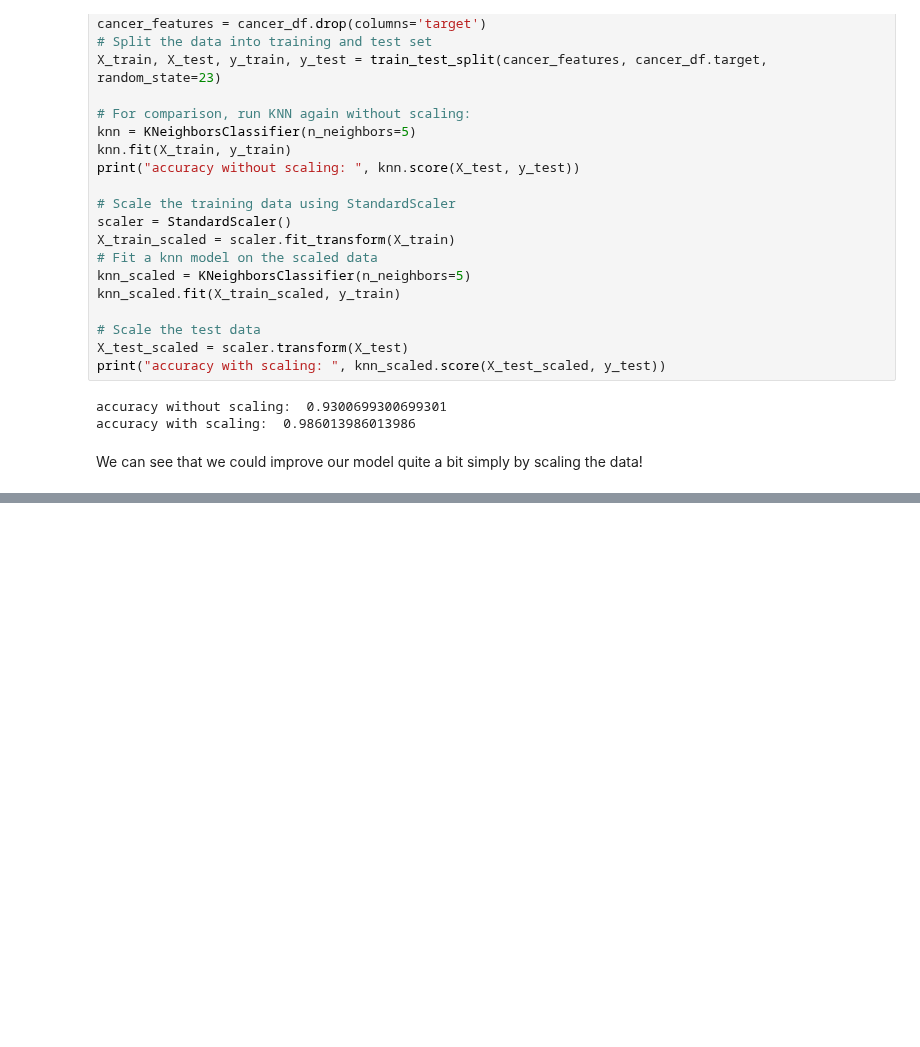
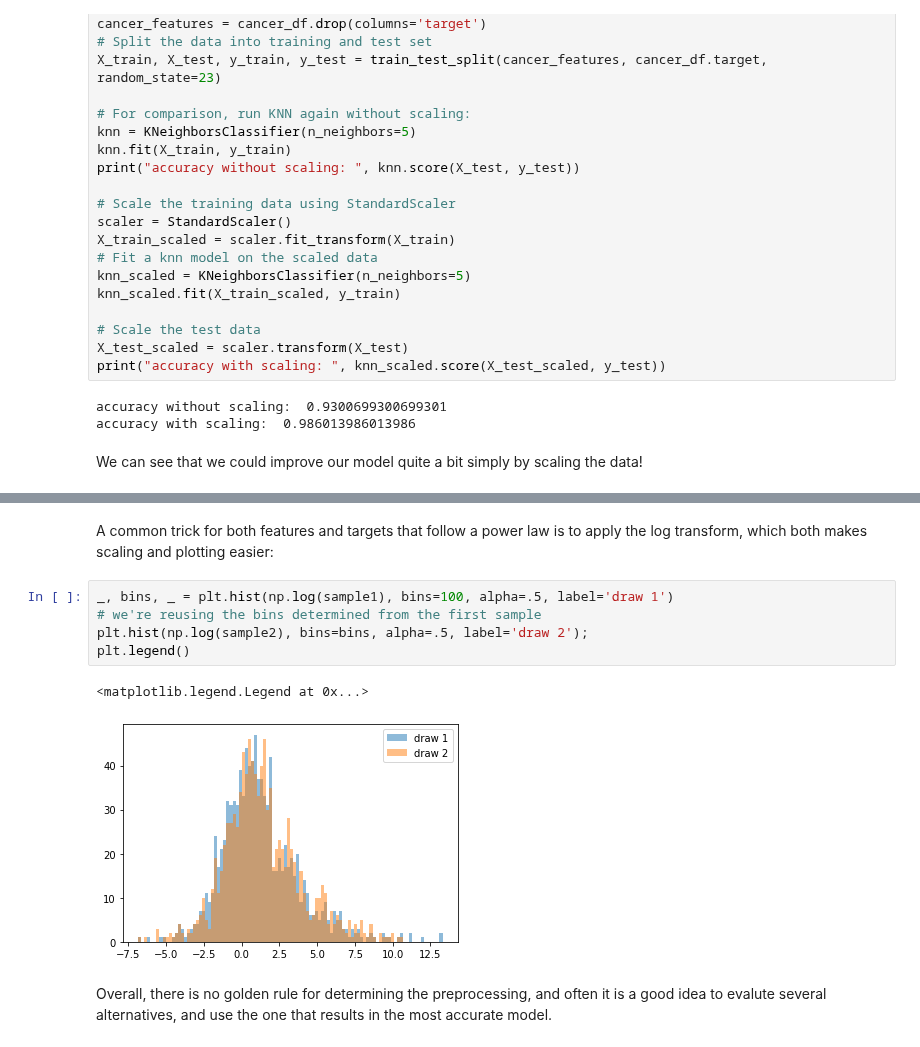
Before and after one commit to amueller/aml, a Jupyter notebook: 01-ml-workflow/03-preprocessing.ipynb, the cells around one changed output, grey strips where cells are left out. Drawn from its saved outputs; the diff is of its cells as text; blank space fills up the shorter version.

```diff
--- a/01-ml-workflow/03-preprocessing.ipynb
+++ b/01-ml-workflow/03-preprocessing.ipynb
@@ -260,0 +363,12 @@ We can see that we could improve our model quite a bit simply by scaling the dat
+# %% [markdown]
+ A common trick for both features and targets that follow a power law is to apply the log transform, which both makes scaling and plotting easier:
+# %%
+_, bins, _ = plt.hist(np.log(sample1), bins=100, alpha=.5, label='draw 1')
+# we're reusing the bins determined from the first sample
+plt.hist(np.log(sample2), bins=bins, alpha=.5, label='draw 2');
+plt.legend()
+# %% [output]
+<matplotlib.legend.Legend at 0x...>
+[figure, added]
+# %% [markdown]
+Overall, there is no golden rule for determining the preprocessing, and often it is a good idea to evalute several alternatives, and use the one that results in the most accurate model.
```
Also changed, not shown: parts of 16 cells of this notebook.
